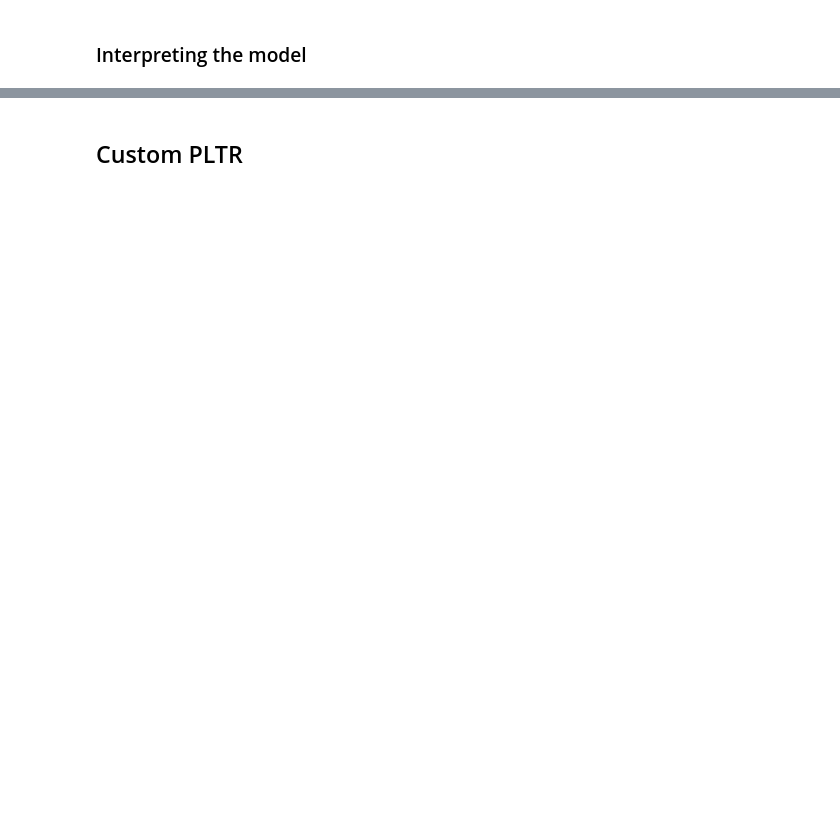
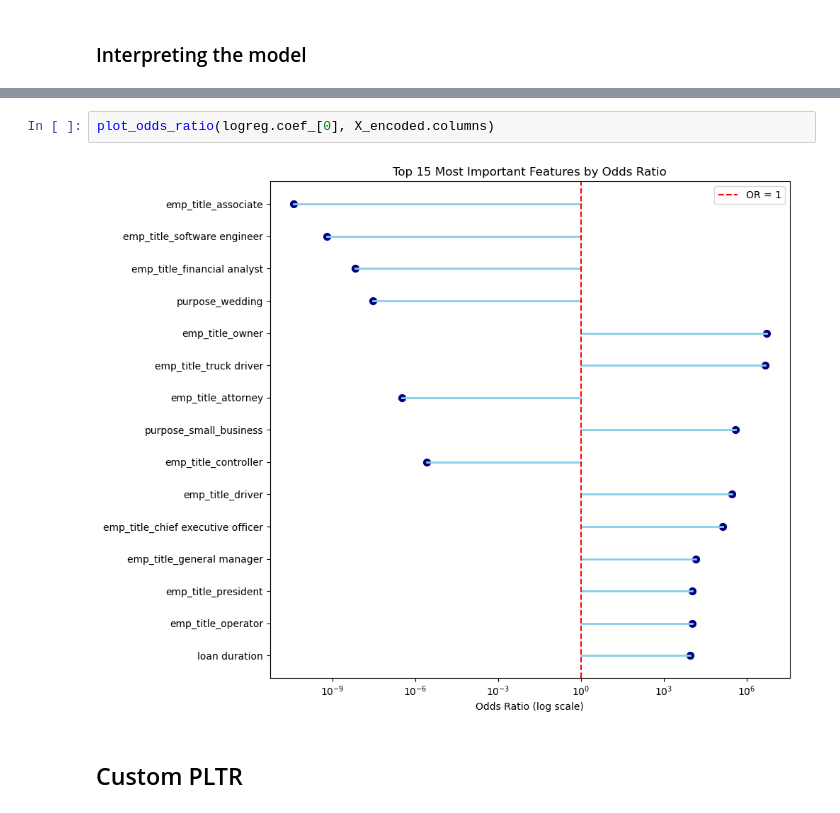
Before and after one commit to maximotk/explainable-credit-scoring, a Jupyter notebook: step1/surrogate.ipynb, the cells around one changed output, grey strips where cells are left out. Drawn from its saved outputs; the diff is of its cells as text; blank space fills up the shorter version.

```diff
--- a/step1/surrogate.ipynb
+++ b/step1/surrogate.ipynb
@@ -165,2 +46,6 @@ plt.show()
+# %%
+plot_odds_ratio(logreg.coef_[0], X_encoded.columns)
+# %% [output]
+[figure, added]
 # %% [markdown]
 ## Custom PLTR
```
Also changed, not shown: parts of 30 cells of this notebook.
